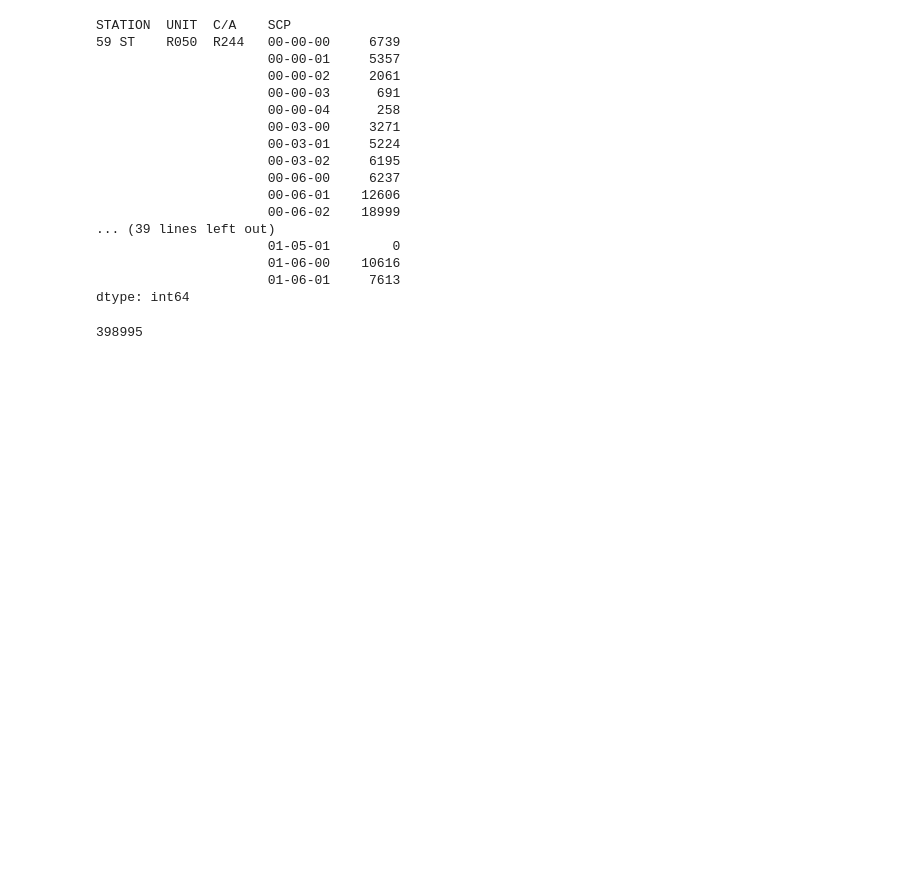
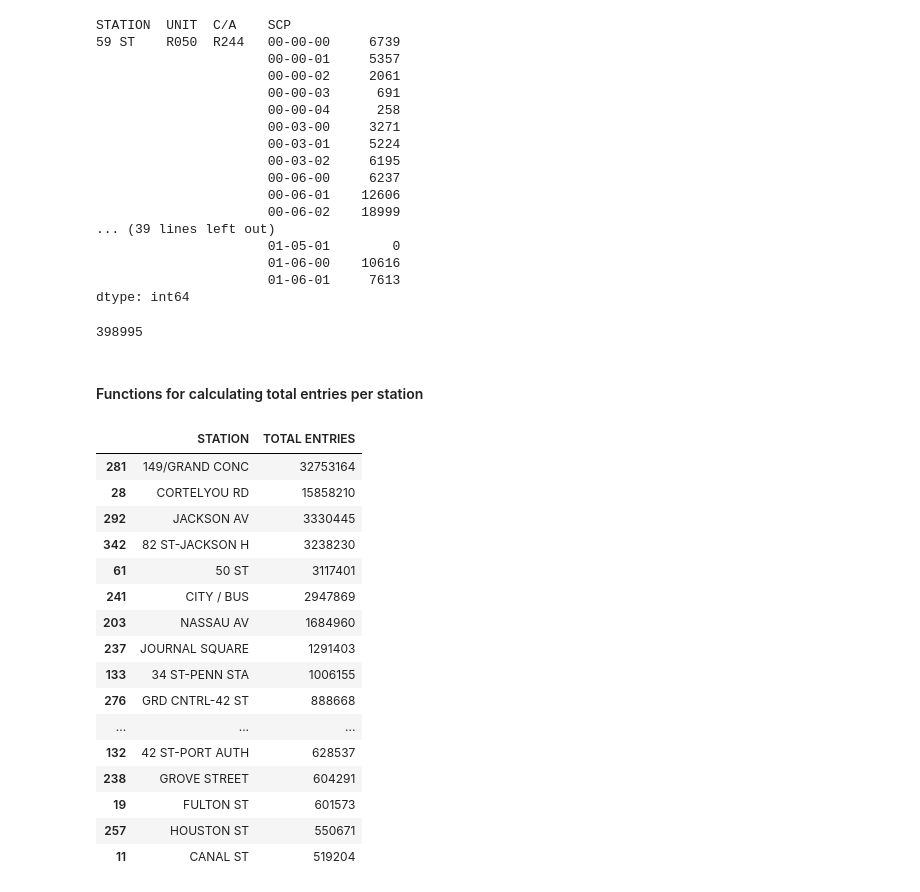
Before and after one commit to RedGeryon/MTA-subway, a Jupyter notebook: mta_subway.ipynb, the cells around one changed output. Saved outputs shown, nothing was run; the diff lists cells and outputs as text; code cells hidden in the pictures; blank space fills up the shorter version.

```diff
--- a/mta_subway.ipynb
+++ b/mta_subway.ipynb
@@ -349,3 +349,5 @@ for x in temp_df_2:
 sum_of_entries
 # %% [output]
 398995
+# %% [markdown]
+#### Functions for calculating total entries per station
@@ -351,0 +397,23 @@ sum_of_entries
+# %%
+hist = totalStationEntries(df) # calculate the total entries for a particular station
+hist_updated = pd.DataFrame(hist,columns=['STATION','TOTAL ENTRIES'])
+hist_updated = hist_updated.sort_values(by='TOTAL ENTRIES',ascending=False)
+hist_updated.head(20)
+# %% [output]
+|  | STATION | TOTAL ENTRIES |
+| 281 | 149/GRAND CONC | 32753164 |
+| 28 | CORTELYOU RD | 15858210 |
+| 292 | JACKSON AV | 3330445 |
+| 342 | 82 ST-JACKSON H | 3238230 |
+| 61 | 50 ST | 3117401 |
+| 241 | CITY / BUS | 2947869 |
+| 203 | NASSAU AV | 1684960 |
+| 237 | JOURNAL SQUARE | 1291403 |
+| 133 | 34 ST-PENN STA | 1006155 |
+| 276 | GRD CNTRL-42 ST | 888668 |
+| ... | ... | ... |
+| 132 | 42 ST-PORT AUTH | 628537 |
+| 238 | GROVE STREET | 604291 |
+| 19 | FULTON ST | 601573 |
+| 257 | HOUSTON ST | 550671 |
+| 11 | CANAL ST | 519204 |
```
Also changed, not shown: parts of 6 cells of this notebook.
